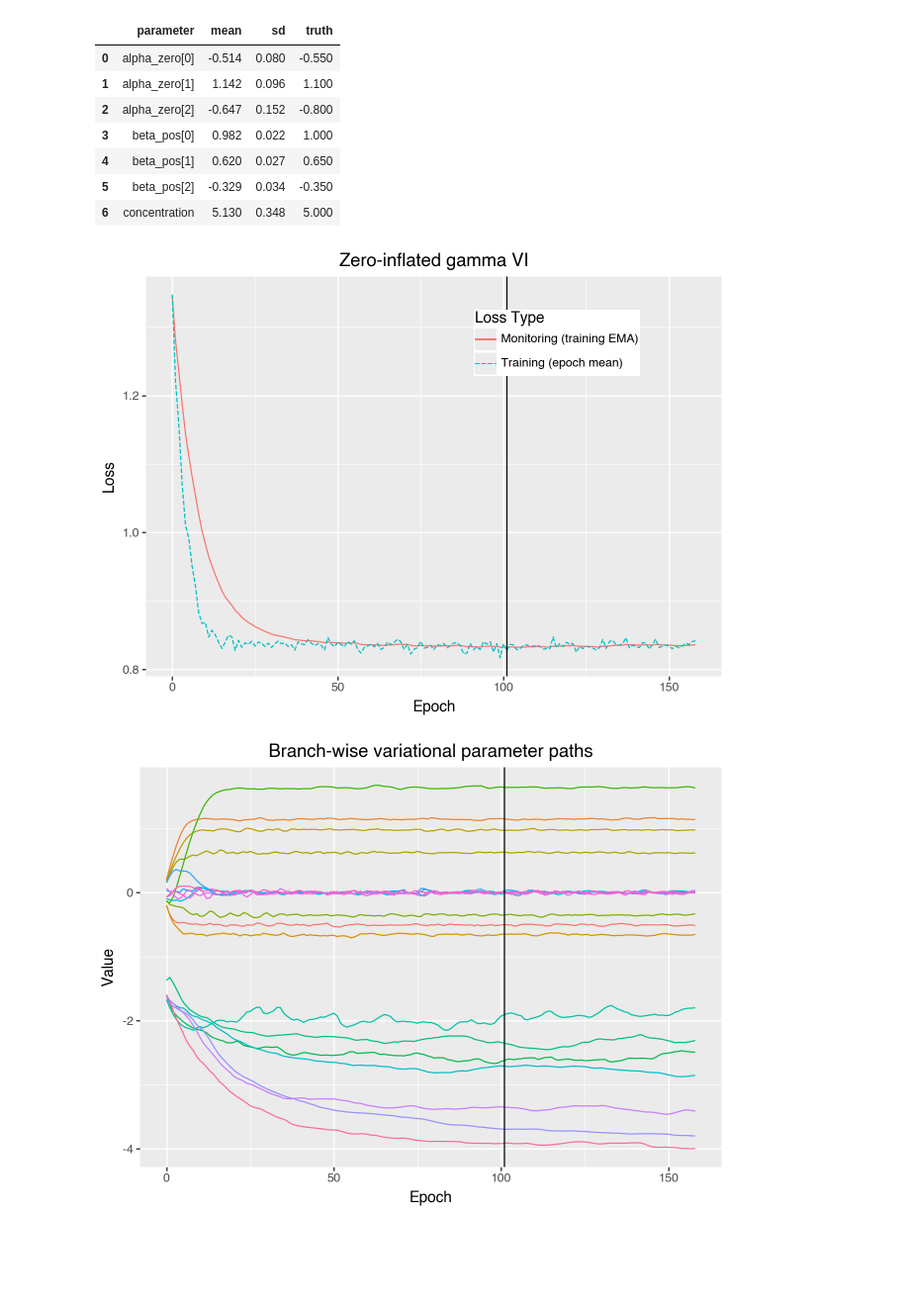
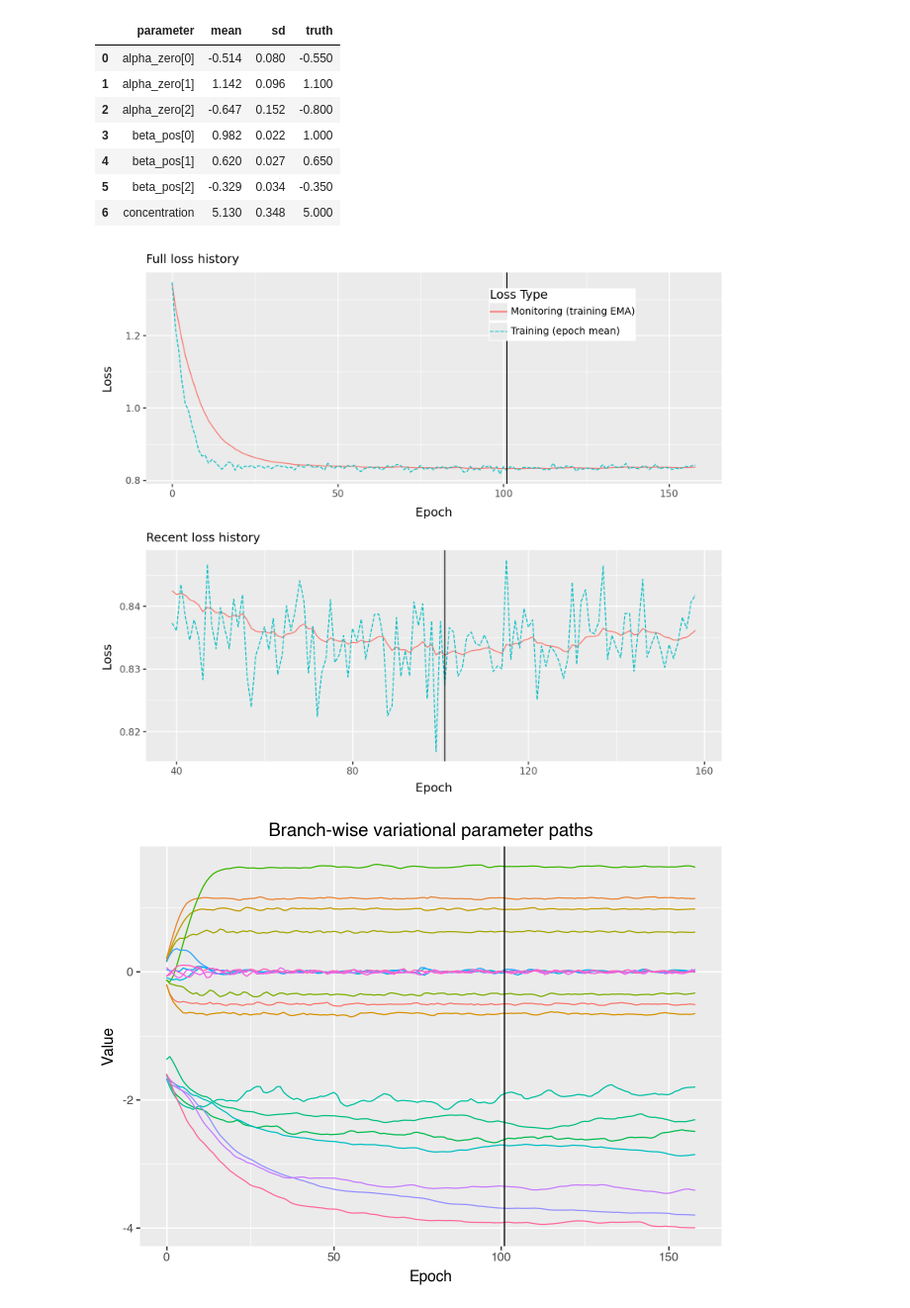
Before and after one commit to liesel-devs/liesel, a Jupyter notebook: docs/source/tutorials/notebooks/12-liesel-vi-advanced.ipynb, the cells around one changed output. Shown at 99% size. Drawn from its saved outputs; the diff is of its cells as text; code cells hidden in the pictures; blank space fills up the shorter version.

```diff
--- a/docs/source/tutorials/notebooks/12-liesel-vi-advanced.ipynb
+++ b/docs/source/tutorials/notebooks/12-liesel-vi-advanced.ipynb
@@ -382,9 +382,9 @@ pd.DataFrame(rows)
 | 5 | beta_pos[2] | -0.329 | 0.034 | -0.350 |
 | 6 | concentration | 5.130 | 0.348 | 5.000 |
 # %%
-result.plot_loss(title="Zero-inflated gamma VI")
+result.plot_loss_overview()
 # %% [output]
-[figure, old version]
+[figure, new version]
 # %%
 result.plot_params(
     title="Branch-wise variational parameter paths",
```
Also changed, not shown: 4 other files.
